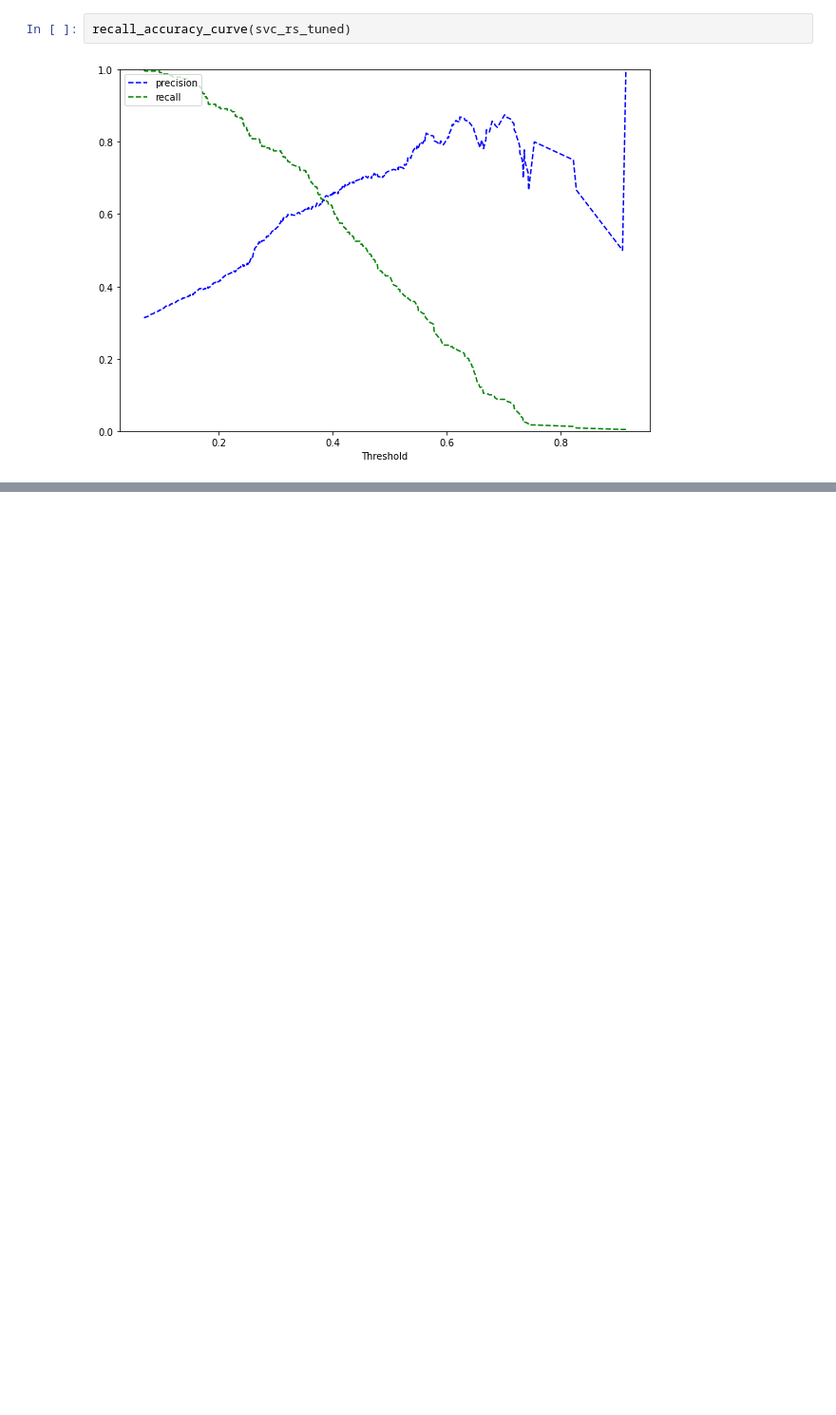
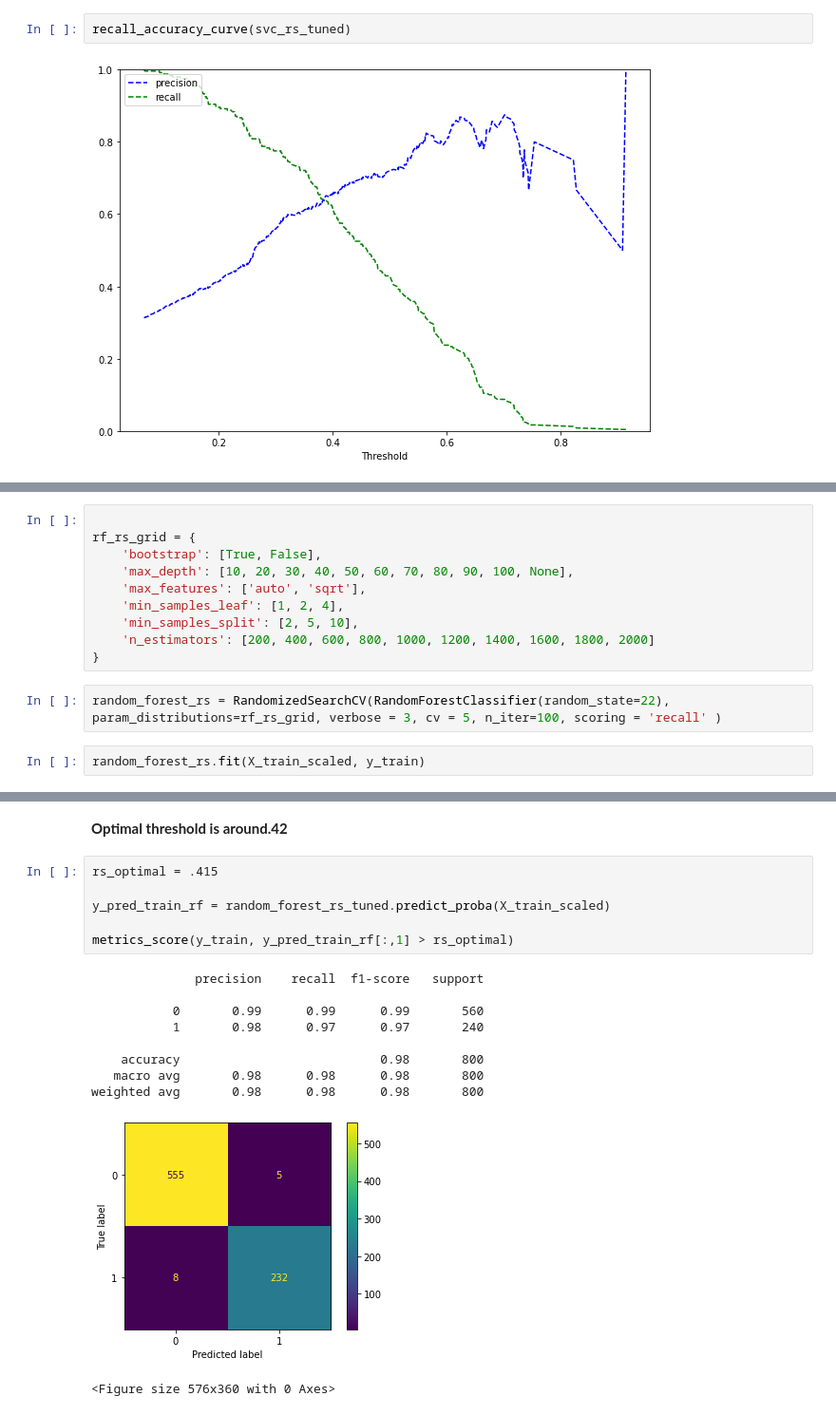
Before and after one commit to vjohnson22/credit_card_risk, a Jupyter notebook: credit_risk_analysis.ipynb, the cells around one changed output, grey strips where cells are left out. Shown at 95% size. Drawn from its saved outputs; the diff is of its cells as text; blank space fills up the shorter version.

```diff
--- a/credit_risk_analysis.ipynb
+++ b/credit_risk_analysis.ipynb
@@ -1218,0 +1249,14 @@ weighted avg       0.79      0.77      0.78       200
+# %%
+
+rf_rs_grid = {
+    'bootstrap': [True, False],
+    'max_depth': [10, 20, 30, 40, 50, 60, 70, 80, 90, 100, None],
+    'max_features': ['auto', 'sqrt'],
+    'min_samples_leaf': [1, 2, 4],
+    'min_samples_split': [2, 5, 10],
+    'n_estimators': [200, 400, 600, 800, 1000, 1200, 1400, 1600, 1800, 2000]
+}
+# %%
+random_forest_rs = RandomizedSearchCV(RandomForestClassifier(random_state=22), param_distributions=rf_rs_grid, verbose = 3, cv = 5, n_iter=100, scoring = 'recall' )
+# %%
+random_forest_rs.fit(X_train_scaled, y_train)
@@ -1218,0 +1345,19 @@ weighted avg       0.79      0.77      0.78       200
+# %% [markdown]
+**Optimal threshold is around.42**
+# %%
+rs_optimal = .415
+
+y_pred_train_rf = random_forest_rs_tuned.predict_proba(X_train_scaled)
+
+metrics_score(y_train, y_pred_train_rf[:,1] > rs_optimal)
+# %% [output]
+              precision    recall  f1-score   support
+
+           0       0.99      0.99      0.99       560
+           1       0.98      0.97      0.97       240
+
+    accuracy                           0.98       800
+   macro avg       0.98      0.98      0.98       800
+weighted avg       0.98      0.98      0.98       800
+[figure, added]
+<Figure size 576x360 with 0 Axes>
```
Also changed, not shown: parts of 18 cells of this notebook.
